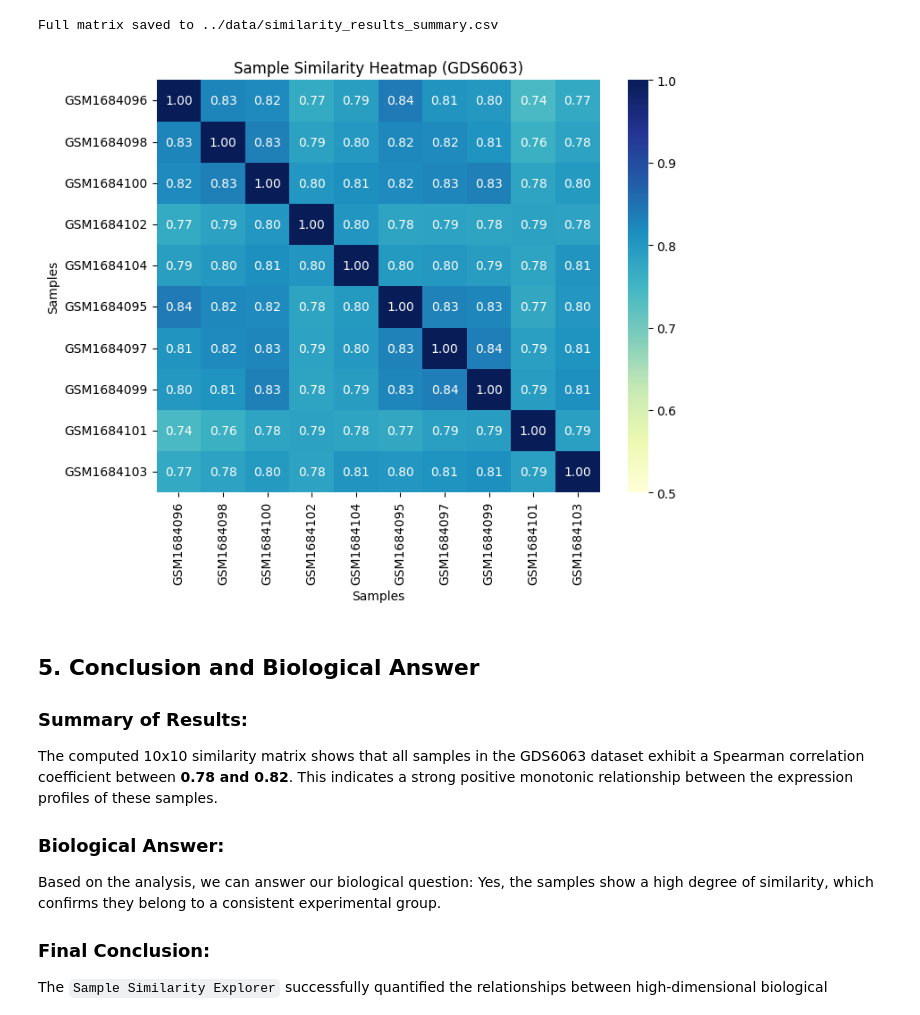
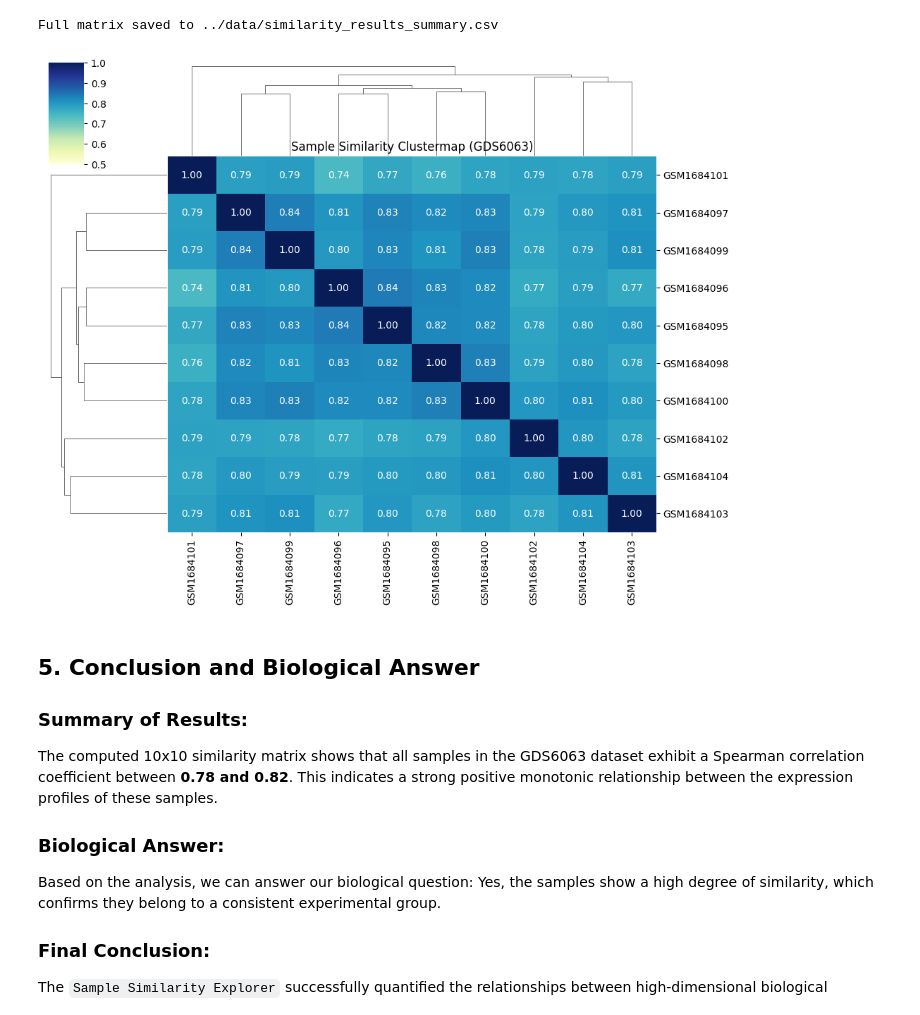
Before and after one commit to sorryKenny/sample_similarity_explorer, a Jupyter notebook: tutorials/tutorial.ipynb, the cells around one changed output. Cells and saved outputs as stored; diff of their text form; code cells hidden in the pictures.

Commit message:
heatmap cluster

```diff
--- a/tutorials/tutorial.ipynb
+++ b/tutorials/tutorial.ipynb
@@ -87,18 +87,15 @@ Spearman Similarity Matrix (Summary of Results):
 | GSM1684101 | 0.741129 | 0.759815 | 0.783014 | 0.785854 | 0.779926 | 0.774566 | 0.788778 | 0.792023 | ... |
 | GSM1684103 | 0.772679 | 0.784480 | 0.798310 | 0.783546 | 0.805778 | 0.802413 | 0.807869 | 0.813093 | ... |
 Full matrix saved to ../data/similarity_results_summary.csv
-# %%
-import seaborn as sns
-import matplotlib.pyplot as plt
-
-plt.figure(figsize=(8, 6))
-sns.heatmap(spearman_sim, annot=True, cmap="YlGnBu", fmt=".2f", vmin=0.5, vmax=1.0)
-plt.title("Sample Similarity Heatmap (GDS6063)")
-plt.xlabel("Samples")
-plt.ylabel("Samples")
-plt.show()
-# %% [output]
-[figure, removed]
+# %%
+import seaborn as sns
+import matplotlib.pyplot as plt
+
+g = sns.clustermap(spearman_sim, annot=True, cmap="YlGnBu", fmt=".2f", vmin=0.5, vmax=1.0, figsize=(10, 8))
+g.ax_heatmap.set_title("Sample Similarity Clustermap (GDS6063)")
+plt.show()
+# %% [output]
+[figure, added]
 # %% [markdown]
 ## 5. Conclusion and Biological Answer
 
```
